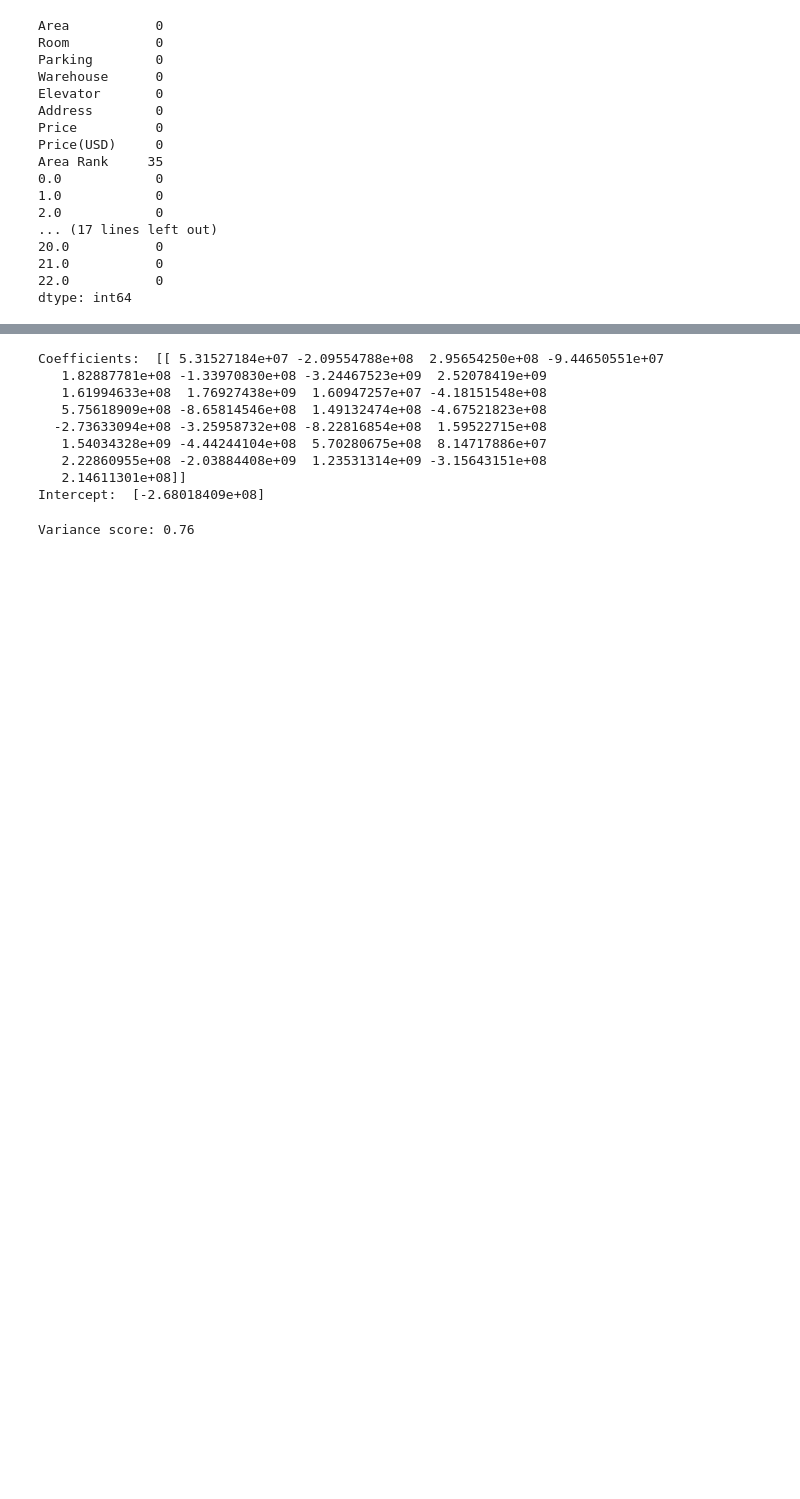
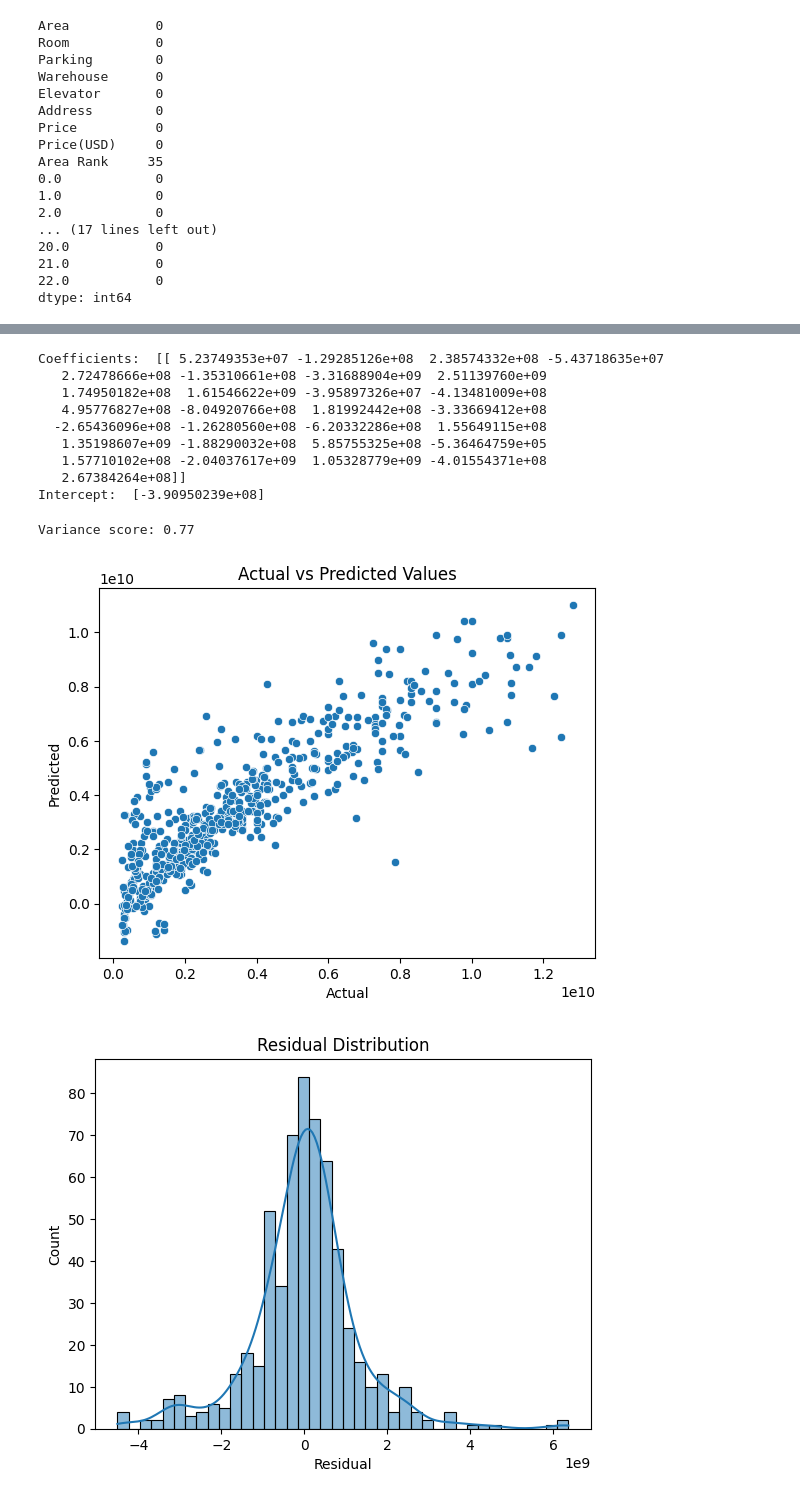
Before and after one commit to haadijafari/Jadi_ML, a Jupyter notebook: Projects/01. Regression/House_Price.ipynb, the cells around one changed output, grey strips where cells are left out. Drawn from its saved outputs; the diff is of its cells as text; code cells hidden in the pictures; blank space fills up the shorter version.

```diff
--- a/Projects/01. Regression/House_Price.ipynb
+++ b/Projects/01. Regression/House_Price.ipynb
@@ -132,7 +133,7 @@ array(['Shahran', 'Pardis', 'Shahrake Qods', 'Shahrake Gharb',
 location_rank = [
     # Rank 0: Peripheral towns around Tehran
     ['Baghestan', 'Baqershahr', 'West Pars', 'Rudhen', 'Daryan No', 'Pakdasht KhatunAbad',
-     'Water Organization', 'Sheikh Bahaei', 'Araj', 'Pardis', 'Davoodiyeh', 'Islamshahr',
+     'Water Organization', 'Araj', 'Pardis', 'Islamshahr',
      'Parand', 'Moghaddas Ardebili', 'Zargandeh', 'Nasim Shahr','Tenant','Chardangeh','Malard',
      'SabaShahr','Salehabad','Pishva','Islamshahr Elahieh','Firoozkooh Kuhsar','Shahedshahr',
      'Kazemabad','Robat Karim','Safadasht','Khademabad Garden','Hassan Abad','Thirteen November',
@@ -150,8 +151,8 @@ location_rank = [
      'Marzdaran', 'Punak', 'Farahzad', 'Azadi Square', 'Tehran Villa'],
 
     # Rank 3: Residential and business districts
-    ['Seyed Khandan', 'Mirza Shirazi', 'Northern Suhrawardi',
-     'Southern Suhrawardi', 'Garden of Saba''Gholhak', 'Shahrak-e Homayoun',
+    ['Seyed Khandan', 'Mirza Shirazi', 'Northern Suhrawardi', 'Davoodiyeh',
+     'Southern Suhrawardi', 'Garden of Saba''Gholhak', 'Shahrak-e Homayoun', 'Sheikh Bahaei',
      'Zafar', 'Vanak', 'Dorous', 'Pasdaran', 'Mirdamad', 'Jordan', 'Telecommunication'],
 
     # Rank 4: Peaceful residential areas with greenery
@@ -328,15 +329,15 @@ regr.fit (x_train, y_train)
 print ('Coefficients: ', regr.coef_)
 print ('Intercept: ', regr.intercept_)
 # %% [output]
-Coefficients:  [[ 5.31527184e+07 -2.09554788e+08  2.95654250e+08 -9.44650551e+07
-   1.82887781e+08 -1.33970830e+08 -3.24467523e+09  2.52078419e+09
-   1.61994633e+08  1.76927438e+09  1.60947257e+07 -4.18151548e+08
-   5.75618909e+08 -8.65814546e+08  1.49132474e+08 -4.67521823e+08
-  -2.73633094e+08 -3.25958732e+08 -8.22816854e+08  1.59522715e+08
-   1.54034328e+09 -4.44244104e+08  5.70280675e+08  8.14717886e+07
-   2.22860955e+08 -2.03884408e+09  1.23531314e+09 -3.15643151e+08
-   2.14611301e+08]]
-Intercept:  [-2.68018409e+08]
+Coefficients:  [[ 5.23749353e+07 -1.29285126e+08  2.38574332e+08 -5.43718635e+07
+   2.72478666e+08 -1.35310661e+08 -3.31688904e+09  2.51139760e+09
+   1.74950182e+08  1.61546622e+09 -3.95897326e+07 -4.13481009e+08
+   4.95776827e+08 -8.04920766e+08  1.81992442e+08 -3.33669412e+08
+  -2.65436096e+08 -1.26280560e+08 -6.20332286e+08  1.55649115e+08
+   1.35198607e+09 -1.88290032e+08  5.85755325e+08 -5.36464759e+05
+   1.57710102e+08 -2.04037617e+09  1.05328779e+09 -4.01554371e+08
+   2.67384264e+08]]
+Intercept:  [-3.90950239e+08]
 # %%
 # Prepare testing data
 x_test = np.asanyarray(test.drop(['Price', 'Address', 'Price(USD)'], axis=1))
@@ -348,4 +349,21 @@ y_hat = regr.predict(x_test)
 # Calculate and print the explained variance score
 print('Variance score: %.2f' % regr.score(x_test, y_test))
 # %% [output]
-Variance score: 0.76
+Variance score: 0.77
+# %%
+# Create a DataFrame for visualization
+data = pd.DataFrame({'Actual': y_test.flatten(), 'Predicted': y_hat.flatten()})
+data['Residual'] = data['Actual'] - data['Predicted']
+
+# Plot 1: Actual vs. Predicted
+sns.scatterplot(x='Actual', y='Predicted', data=data)
+plt.title("Actual vs Predicted Values")
+plt.show()
+
+# Plot 2: Residual Distribution
+sns.histplot(data['Residual'], kde=True)
+plt.title("Residual Distribution")
+plt.show()
+# %% [output]
+[figure, added]
+[figure, added]
```
Also changed, not shown: parts of 2 cells of this notebook.
